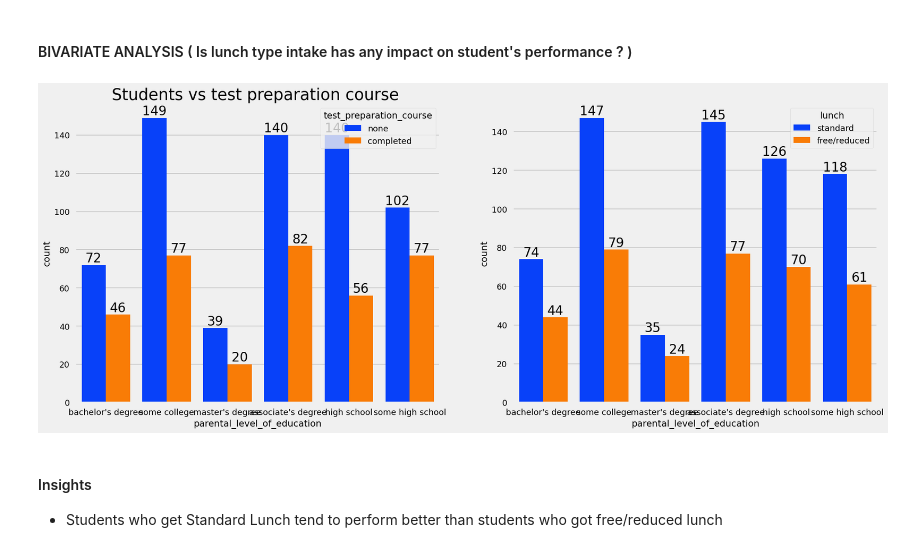
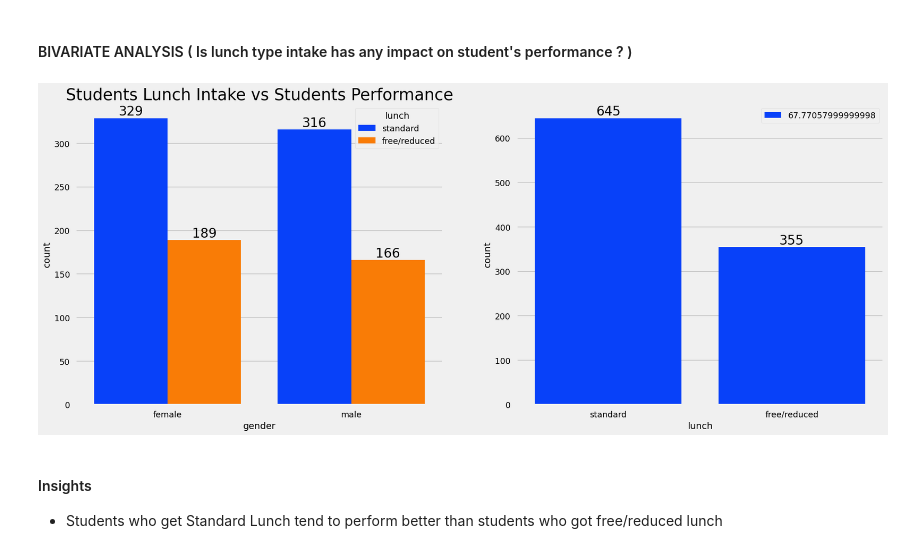
Before and after one commit to sufyanarahman/guidedmlprojects, a Jupyter notebook: notebook/1 . EDA STUDENT PERFORMANCE .ipynb, the cells around one changed output. Cells and saved outputs as stored; diff of their text form; code cells hidden in the pictures.

```diff
--- a/notebook/1 . EDA STUDENT PERFORMANCE .ipynb
+++ b/notebook/1 . EDA STUDENT PERFORMANCE .ipynb
@@ -690,30 +690,31 @@ plt.show()
 # %%
 f, ax = plt.subplots(1, 2, figsize=(20, 8))
 sns.countplot(
-    x=df["parental_level_of_education"],
+    x=df["gender"],
     data=df,
     palette="bright",
-    hue="test_preparation_course",
+    hue="lunch",
     saturation=0.95,
     ax=ax[0],
 )
-ax[0].set_title("Students vs test preparation course ", color="black", size=25)
+ax[0].set_title("Students vs Lunch Intake ", color="black", size=25)
 for container in ax[0].containers:
     ax[0].bar_label(container, color="black", size=20)
 
 sns.countplot(
-    x=df["parental_level_of_education"],
+    x=df["lunch"],
     data=df,
     palette="bright",
-    hue="lunch",
+    hue=df["avg_score"].mean(),
     saturation=0.95,
     ax=ax[1],
 )
+ax[0].set_title("Students Lunch Intake vs Students Performance", color="black", size=25)
 for container in ax[1].containers:
     ax[1].bar_label(container, color="black", size=20)
 plt.show()
 # %% [output]
-[figure, old version]
+[figure, new version]
 # %% [markdown]
 #### Insights
 - Students who get Standard Lunch tend to perform better than students who got free/reduced lunch
```
Also changed, not shown: parts of 2 cells of this notebook.
